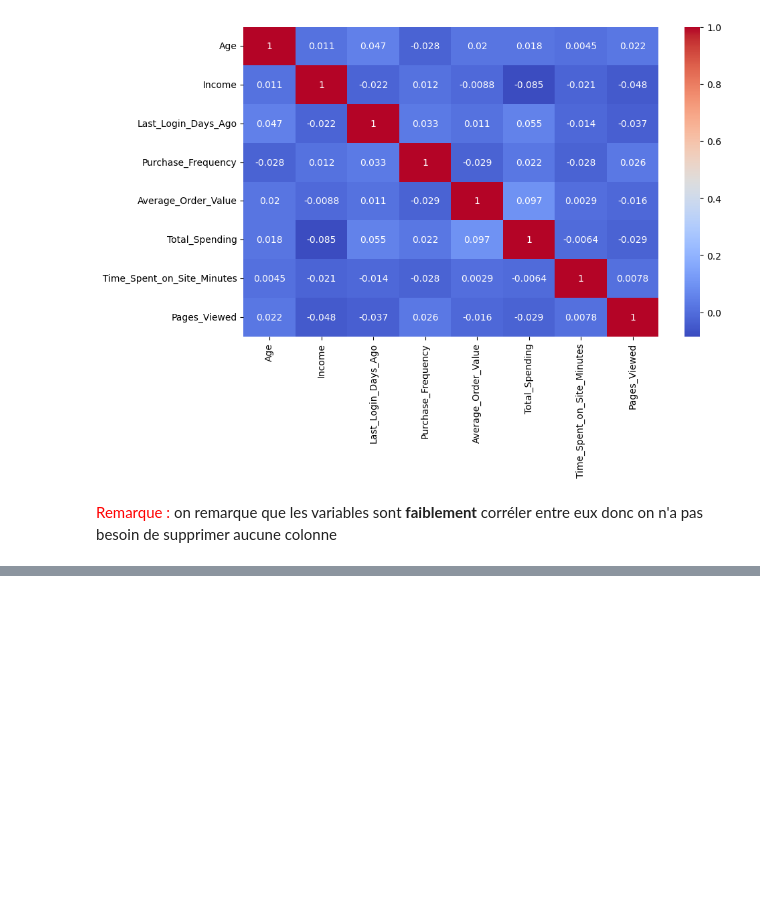
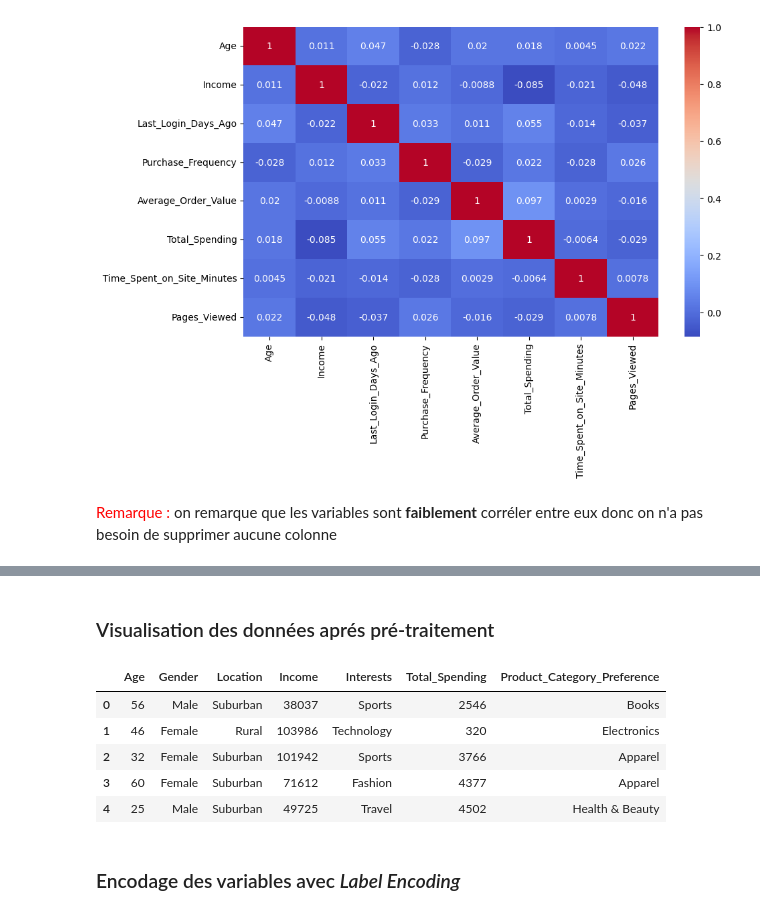
Before and after one commit to asmaembr/Classification_product_category, a Jupyter notebook: ProductCategoryPredictionV3.ipynb, the cells around one changed output, grey strips where cells are left out. Saved outputs shown, nothing was run; the diff lists cells and outputs as text; code cells hidden in the pictures; blank space fills up the shorter version.

```diff
--- a/ProductCategoryPredictionV3.ipynb
+++ b/ProductCategoryPredictionV3.ipynb
@@ -101,0 +163,4 @@ on remarque que les variables sont  **faiblement** corréler entre eux donc on n
+# %%
+data.to_csv('user_personalized_features_cleaned.csv', index=False)
+data.empty
+data = pd.read_csv('user_personalized_features_cleaned.csv')
@@ -101,0 +175,13 @@ on remarque que les variables sont  **faiblement** corréler entre eux donc on n
+# %% [markdown]
+### Visualisation des données aprés pré-traitement
+# %%
+data.head()
+# %% [output]
+|  | Age | Gender | Location | Income | Interests | Total_Spending | Product_Category_Preference |
+| 0 | 56 | Male | Suburban | 38037 | Sports | 2546 | Books |
+| 1 | 46 | Female | Rural | 103986 | Technology | 320 | Electronics |
+| 2 | 32 | Female | Suburban | 101942 | Sports | 3766 | Apparel |
+| 3 | 60 | Female | Suburban | 71612 | Fashion | 4377 | Apparel |
+| 4 | 25 | Male | Suburban | 49725 | Travel | 4502 | Health & Beauty |
+# %% [markdown]
+### Encodage des variables avec *Label Encoding*
```
Also changed, not shown: parts of 23 cells of this notebook, 2 other files.
